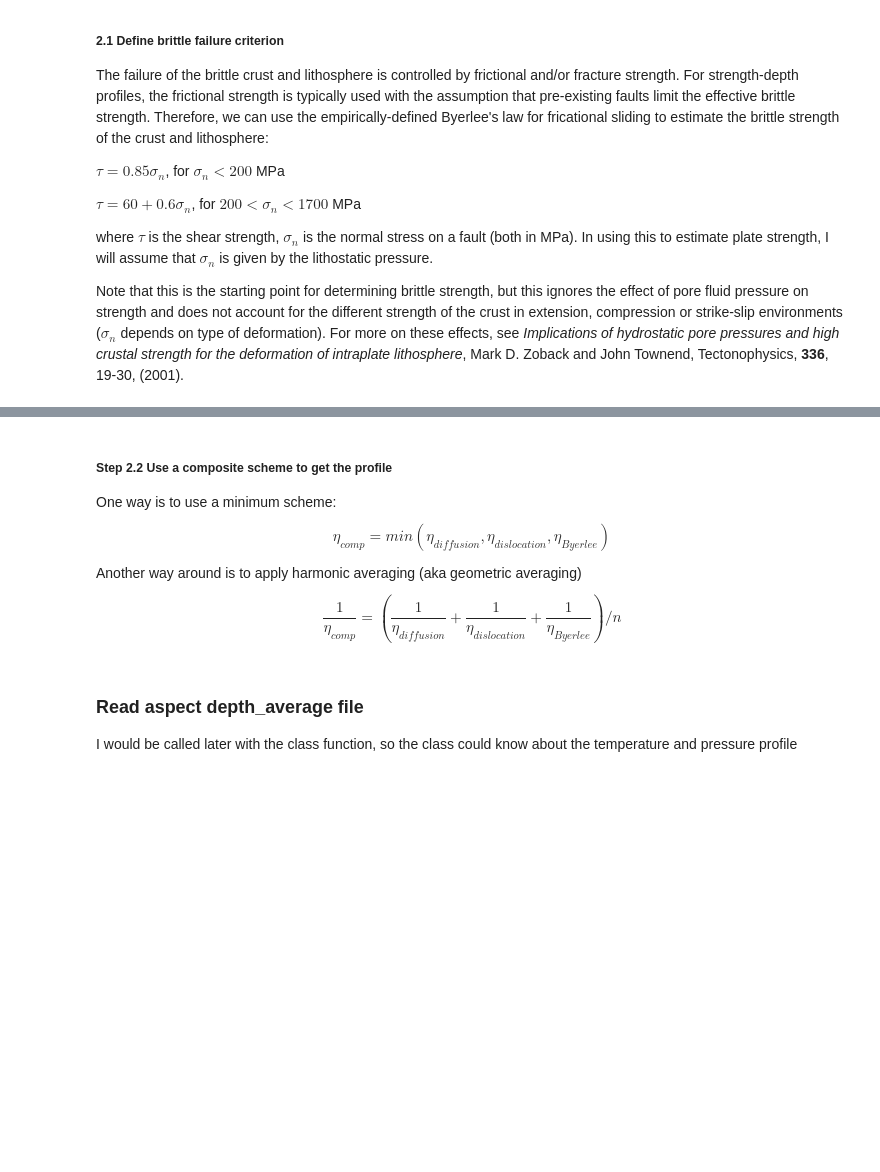
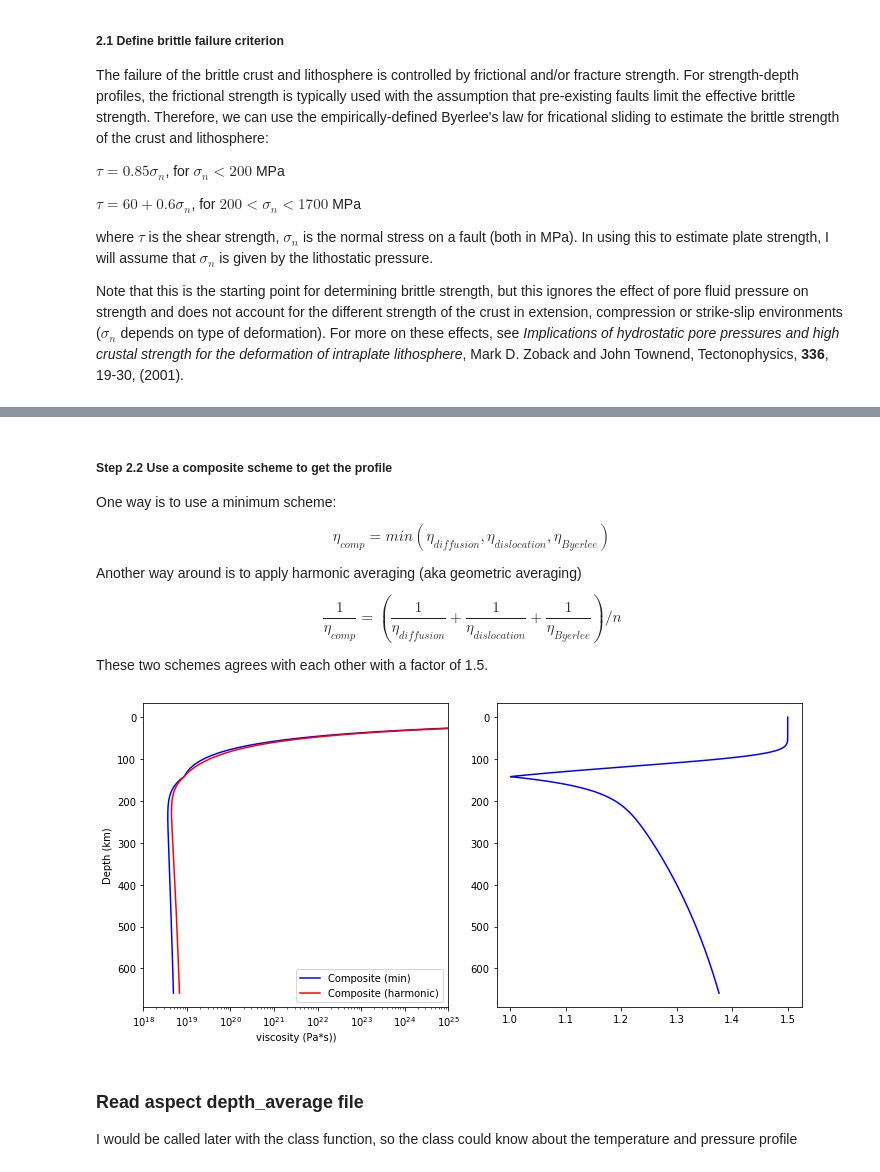
Before and after one commit to lhy11009/aspectLib, a Jupyter notebook: jupyter_notebooks/Mantle-Rheology/upper_mantle.ipynb, the cells around one changed output, grey strips where cells are left out. Drawn from its saved outputs; the diff is of its cells as text; code cells hidden in the pictures; blank space fills up the shorter version.

```diff
--- a/jupyter_notebooks/Mantle-Rheology/upper_mantle.ipynb
+++ b/jupyter_notebooks/Mantle-Rheology/upper_mantle.ipynb
@@ -308,33 +324,56 @@ $$\eta_{comp} = min\left(\eta_{diffusion}, \eta_{dislocation}, \eta_{Byerlee}\ri
 
 Another way around is to apply harmonic averaging (aka geometric averaging)
 $$\frac{1}{\eta_{comp}} = (\frac{1}{\eta_{diffusion}} + \frac{1}{\eta_{dislocation}} + \frac{1}{\eta_{Byerlee}}) / n$$
+
+These two schemes agrees with each other with a factor of 1.5.
 # %%
-# def harmonic_average(*args):
-#     '''
-#     Harmonic averaging of entries
-#     Inputs:
-#         args (list): the averaging will be performed on
-#                     args[0], args[1], args[2] ...
-#     '''
-#     aver = 0.0
-#     for arg in args:
-#         assert(abs(arg) > 1e-15)
-#         aver += 1.0 / arg
-#     aver = len(args) / aver
-#     return aver
+def harmonic_average(*args):
+    '''
+    Harmonic averaging of entries
+    Inputs:
+        args (list): the averaging will be performed on
+                    args[0], args[1], args[2] ...
+    '''
+    if type(args[0]) == float:
+        aver = 0.0
+        for arg in args:
+            assert(abs(arg) > 1e-15)
+            aver += 1.0 / arg
+            aver = len(args) / aver
+    elif type(args[0]) == np.ndarray:
+        length = len(args)
+        _size = args[0].size
+        aver = np.zeros(_size)
+        for arg in args:
+            assert(arg.size == _size)
+            assert(min(abs(arg)) > 1e-15)
+            aver += 1.0 / arg
+        aver = length / aver
+    else:
+        raise TypeError("harmonic_average: inputs must by float or ndarray")
+    return aver
 
 
 etas_comp_min = np.minimum(etas_diff, etas_disl, etas_B)
+etas_comp_harmonic = harmonic_average(etas_diff, etas_disl, etas_B)
+etas_comp_diff = etas_comp_harmonic / etas_comp_min
 
-fig = plt.figure(figsize=(5, 5))
-ax = fig.add_subplot()  # plot the minimum of the 3
+fig = plt.figure(figsize=(10, 5))
+gs = gridspec.GridSpec(1, 2)
+ax = fig.add_subplot(gs[0, 0])  # plot viscosity
 ax.semilogx(etas_comp_min, zs/1e3, 'b', label="Composite (min)")
+ax.semilogx(etas_comp_harmonic, zs/1e3, 'r', label="Composite (harmonic)")
 ax.set_xlim([eta_min, eta_max])  # set x limit
 ax.set_xlabel("viscosity (Pa*s))")
 ax.set_ylabel("Depth (km)")
 ax.legend()
 ax.invert_yaxis()
+ax = fig.add_subplot(gs[0, 1])  # plot difference
+ax.plot(etas_comp_diff, zs/1e3, 'b', label="Difference between min and harmonic")
+ax.invert_yaxis()
 fig.tight_layout()
+# %% [output]
+[figure, added]
 # %% [markdown]
 ### Read aspect depth_average file
 
```
Also changed, not shown: parts of 4 cells of this notebook.
